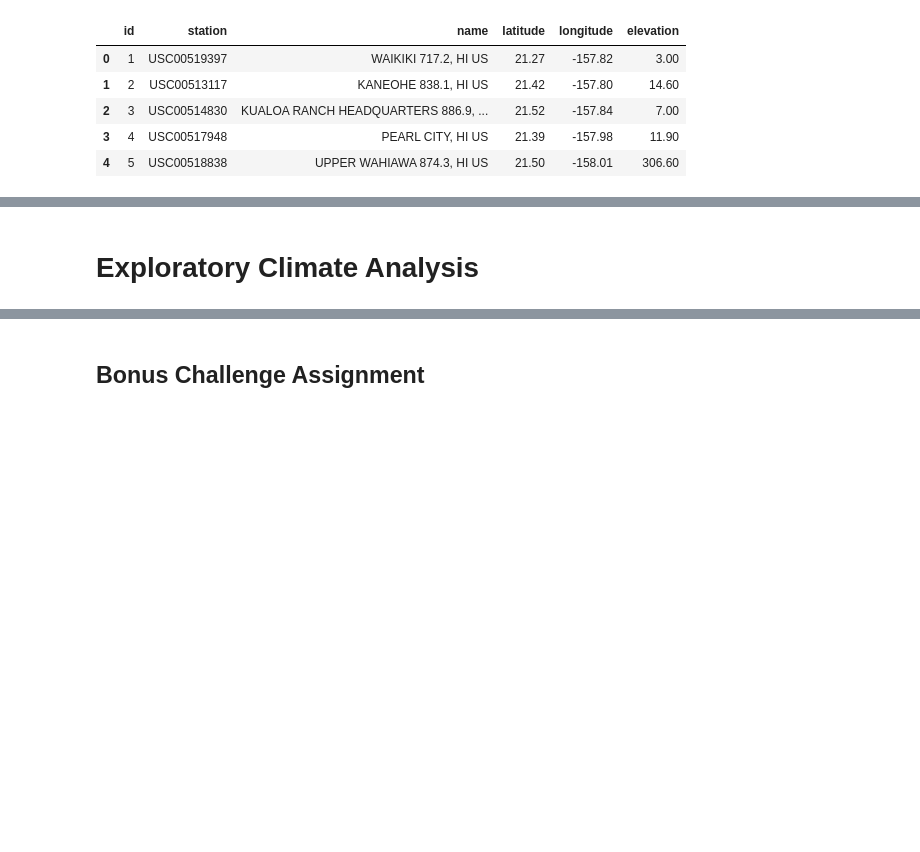
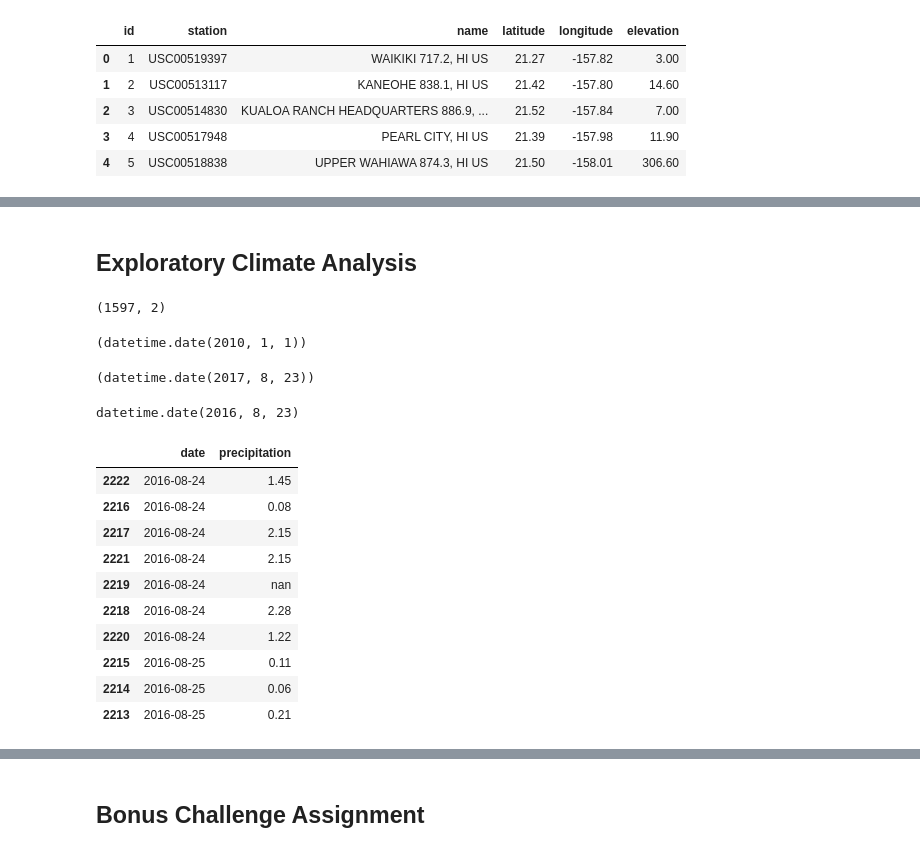
Before and after one commit to OlegRyzhkov2020/sqlalchemy-challenge, a Jupyter notebook: climate_starter.ipynb, the cells around one changed output, grey strips where cells are left out. Cells and saved outputs as stored; diff of their text form; code cells hidden in the pictures; blank space fills up the shorter version.

```diff
--- a/climate_starter.ipynb
+++ b/climate_starter.ipynb
@@ -121,14 +99,53 @@ Base.metadata.create_all(engine)
 # %% [markdown]
-# Exploratory Climate Analysis
+## Exploratory Climate Analysis
+# %%
+# Design a query to retrieve the last year and 1 month of previous year of precipitation data
+# Use the session to query using date type
+date_conv = func.date(measurement.date, type_=Date)
+stmt = session.query(func.date(measurement.date), measurement.prcp).\
+                    filter((extract('year', date_conv) == 2017) |
+                           ((extract('year', date_conv) == 2016) &
+                           (extract('month', date_conv) == 12))).\
+                    order_by(measurement.date.desc()).statement
+data = pd.read_sql_query(stmt, session.bind)
+data.shape
+# %% [output]
+(1597, 2)
 # %%
 # Design a query to retrieve the last 12 months of precipitation data and plot the results
-
 # Calculate the date 1 year ago from the last data point in the database
-
-# Perform a query to retrieve the data and precipitation scores
-
-# Save the query results as a Pandas DataFrame and set the index to the date column
-
-# Sort the dataframe by date
-
-# Use Pandas Plotting with Matplotlib to plot the data
+# Earliest Date
+early_date = session.query(date_conv).order_by(date_conv).first()
+early_date
+# %% [output]
+(datetime.date(2010, 1, 1))
+# %%
+# Latest Date
+latest_date = session.query(date_conv).order_by(date_conv.desc()).first()
+latest_date
+# %% [output]
+(datetime.date(2017, 8, 23))
+# %%
+year_ago = dt.date(2016,8,23)
+year_ago
+# %% [output]
+datetime.date(2016, 8, 23)
+# %%
+stmt = session.query(func.date(measurement.date).label('date'), measurement.prcp.label('precipitation')).\
+                    filter(measurement.date > year_ago).\
+                    order_by(measurement.date.desc()).statement
+data = pd.read_sql_query(stmt, session.bind)
+data = data.sort_values('date')
+data.head(10)
+# %% [output]
+|  | date | precipitation |
+| 2222 | 2016-08-24 | 1.45 |
+| 2216 | 2016-08-24 | 0.08 |
+| 2217 | 2016-08-24 | 2.15 |
+| 2221 | 2016-08-24 | 2.15 |
+| 2219 | 2016-08-24 | nan |
+| 2218 | 2016-08-24 | 2.28 |
+| 2220 | 2016-08-24 | 1.22 |
+| 2215 | 2016-08-25 | 0.11 |
+| 2214 | 2016-08-25 | 0.06 |
+| 2213 | 2016-08-25 | 0.21 |
```
Also changed, not shown: parts of 19 cells of this notebook, 3 other files.
